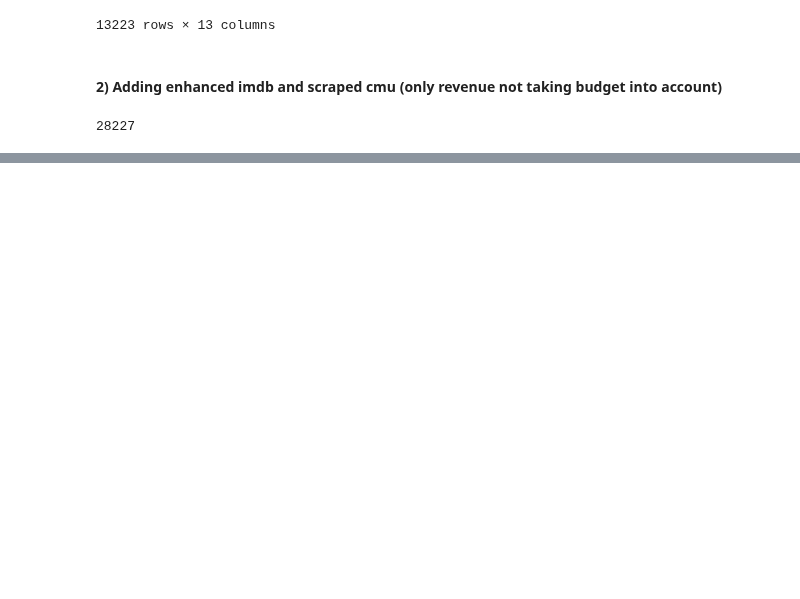
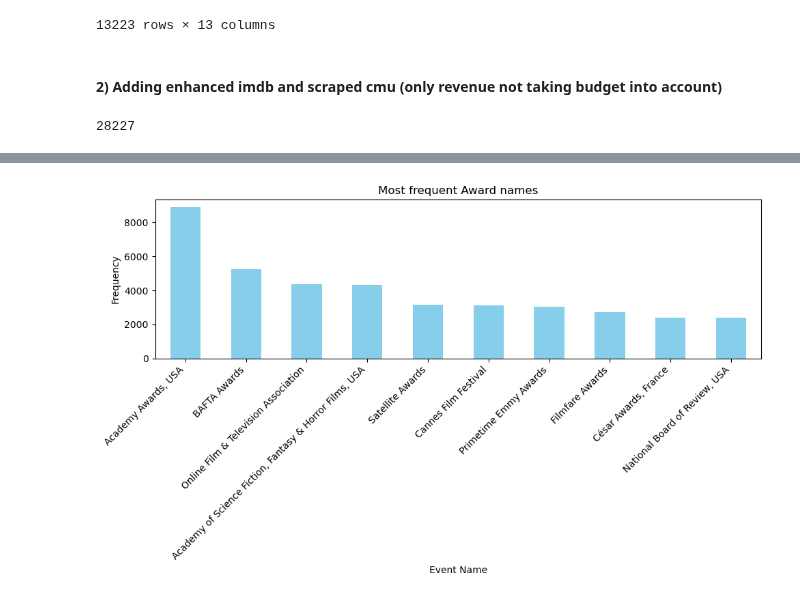
Before and after one commit to epfl-ada/ada-2023-project-crunchychicken, a Jupyter notebook: Dataframes_index.ipynb, the cells around one changed output, grey strips where cells are left out. Saved outputs shown, nothing was run; the diff lists cells and outputs as text; code cells hidden in the pictures; blank space fills up the shorter version.

Commit message:
Adding IMDb awards

```diff
--- a/Dataframes_index.ipynb
+++ b/Dataframes_index.ipynb
@@ -212,3 +212,7 @@ dtypes: float32(1), int32(1), string(1)
 memory usage: 20.7 MB
 |  | tconst | averageRating | numVotes |
 | 0 | tt0000001 | 5.7 | 1997 |
+# %%
+awards = read_dataframe('imdb/awards')
+awards.info()
+awards.head(1)
@@ -999,0 +1010,5 @@ len(revenue_df)
+# %%
+#Only keeping the movies awards for now, discarding the ones for the actors.
+awards = awards[awards['isTitle']]
+cmu_imdb_awards = pd.merge(awards,cmu_imdb_movies_v4['tconst'], left_on='const',right_on='tconst',how='inner').drop(columns=['tconst'])
+cmu_imdb_awards.const.nunique()
@@ -999,0 +1037,12 @@ len(revenue_df)
+# %%
+event_counts = cmu_imdb_awards['eventName'].value_counts()
+plt.figure(figsize=(10, 6))
+event_counts[:10].plot(kind='bar', color='skyblue')
+plt.title('Most frequent Award names')
+plt.xlabel('Event Name')
+plt.ylabel('Frequency')
+plt.xticks(rotation=45, ha='right')
+plt.tight_layout()
+plt.show()
+# %% [output]
+[figure, added]
```
Also changed, not shown: parts of 15 cells of this notebook.
